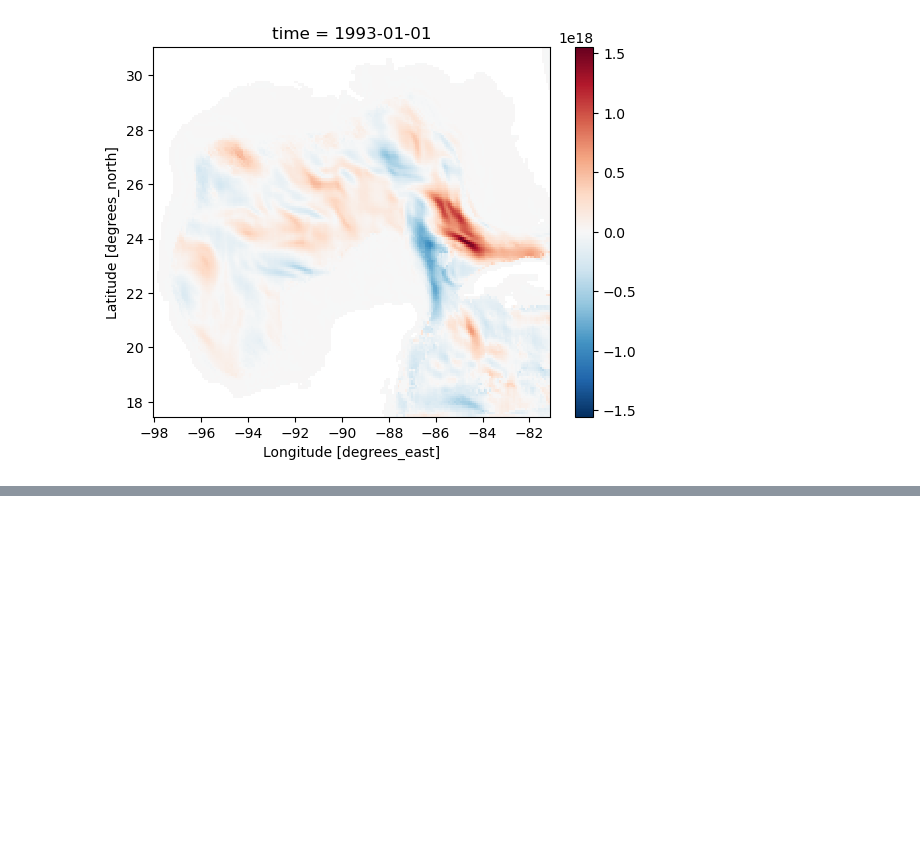
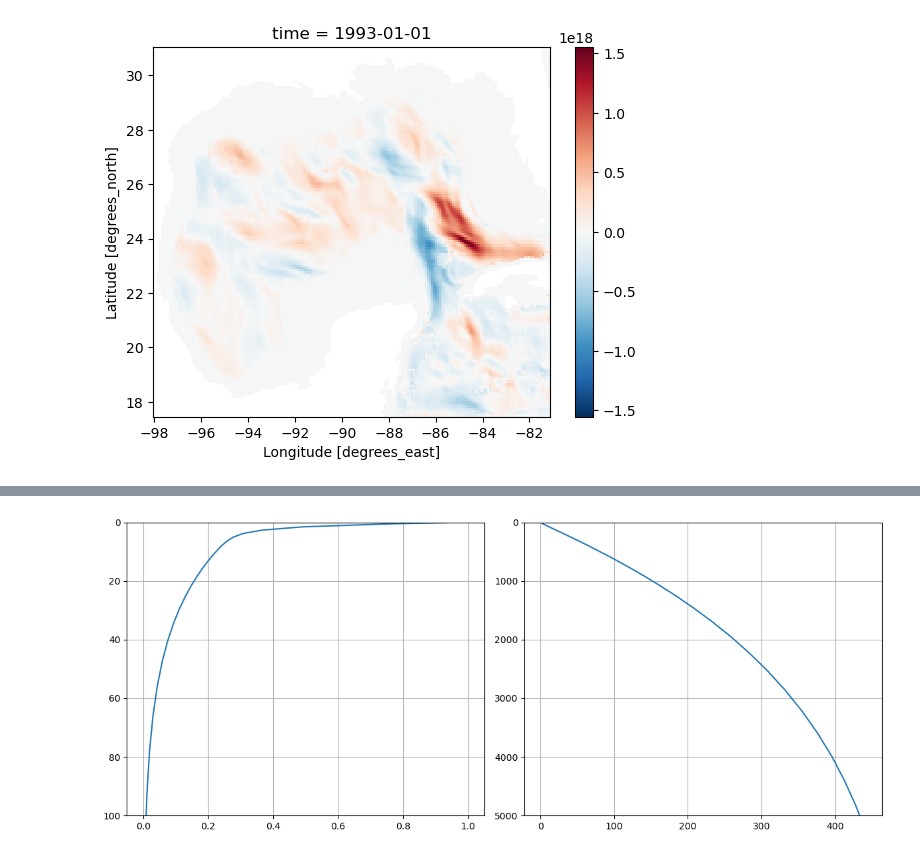
Before and after one commit to shanicetbailey/MHW-gfdl, a Jupyter notebook: 07-MLHB.ipynb, the cells around one changed output, grey strips where cells are left out. Drawn from its saved outputs; the diff is of its cells as text; code cells hidden in the pictures; blank space fills up the shorter version.

```diff
--- a/07-MLHB.ipynb
+++ b/07-MLHB.ipynb
@@ -725,0 +1048,40 @@ second_term.rename('advection').to_netcdf('/work5/stb/MHW-gfdl/MLHB-terms/adv.nc
+# %%
+#Create decay function for SSR penetration
+#Jerlov Type 1 (upper 50m)
+R = 0.68
+h1 = 1.2 #m
+h2 = 28 #m
+z_values = np.array([0, 4.940250e-01, 1.541375e+00, 2.645669e+00, 3.819495e+00,
+       5.078224e+00, 6.440614e+00, 7.929560e+00, 9.572997e+00,
+       1.140500e+01, 1.346714e+01, 1.581007e+01, 1.849556e+01,
+       2.159882e+01, 2.521141e+01, 2.944473e+01, 3.443415e+01,
+       4.034405e+01, 4.737369e+01, 5.576429e+01, 6.580727e+01,
+       7.785385e+01, 9.232607e+01, 1.097293e+02, 1.306660e+02,
+       1.558507e+02, 1.861256e+02, 2.224752e+02, 2.660403e+02,
+       3.181274e+02, 3.802130e+02, 4.539377e+02, 5.410889e+02,
+       6.435668e+02, 7.633331e+02, 9.023393e+02, 1.062440e+03,
+       1.245291e+03, 1.452251e+03, 1.684284e+03, 1.941893e+03,
+       2.225078e+03, 2.533336e+03, 2.865703e+03, 3.220820e+03,
+       3.597032e+03, 3.992484e+03, 4.405224e+03, 4.833291e+03,
+       5.274784e+03])
+z = xr.DataArray(data=z_values, dims={'depth'}, coords={'depth':z_values})
+F_ps77 = R * np.exp(-z/h1) + (1-R) * np.exp(-z/h2)
+
+#expand ssr da in z dimension then apply decay function
+ssr_Zexpanded = era_weighted.ssr.expand_dims({'depth':z})
+ssr_z = ssr_Zexpanded * (F_ps77)
+# %%
+fig, (ax0,ax1) = plt.subplots(1,2, figsize=(12,5))
+
+ax0.plot(F_ps77, z)
+ax0.set_ylim(100, 0)
+ax0.grid()
+
+ax1.plot(z.diff(dim='depth'), z.diff(dim='depth').depth)
+ax1.set_ylim(5000,0)
+#ax1.set_xlim(0, None)
+ax1.grid()
+
+plt.tight_layout();
+# %% [output]
+[figure, added]
```
Also changed, not shown: parts of 50 cells of this notebook.
